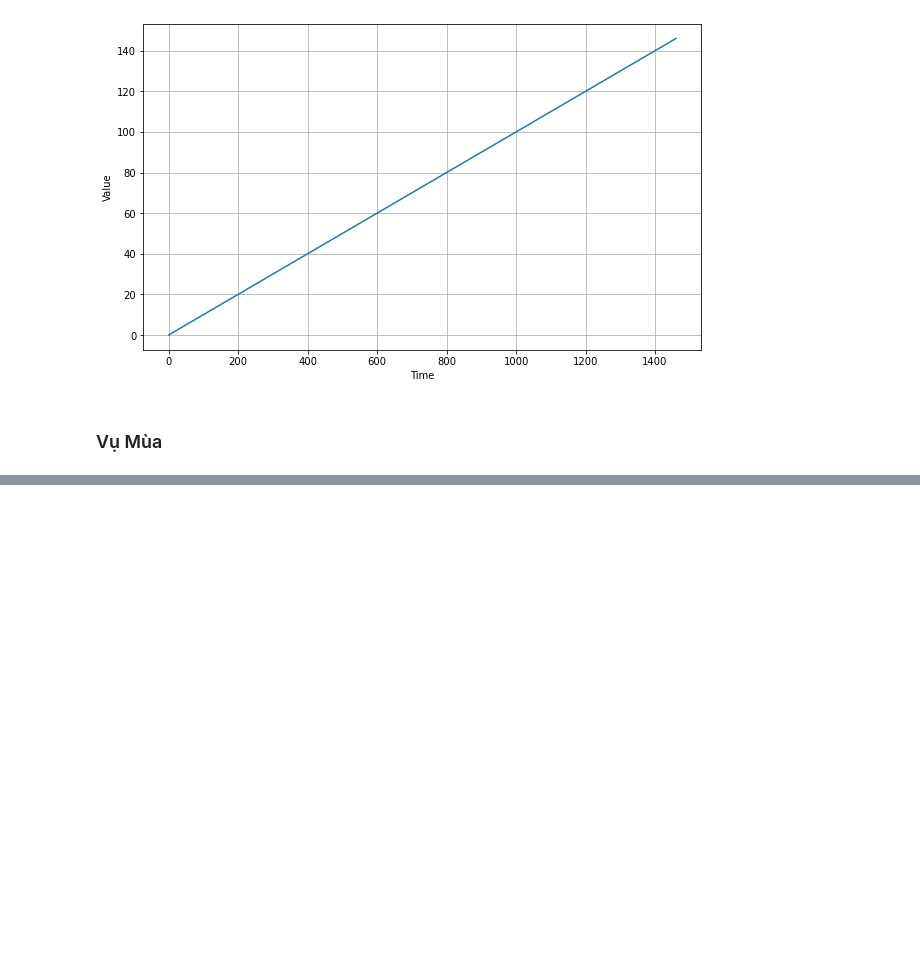
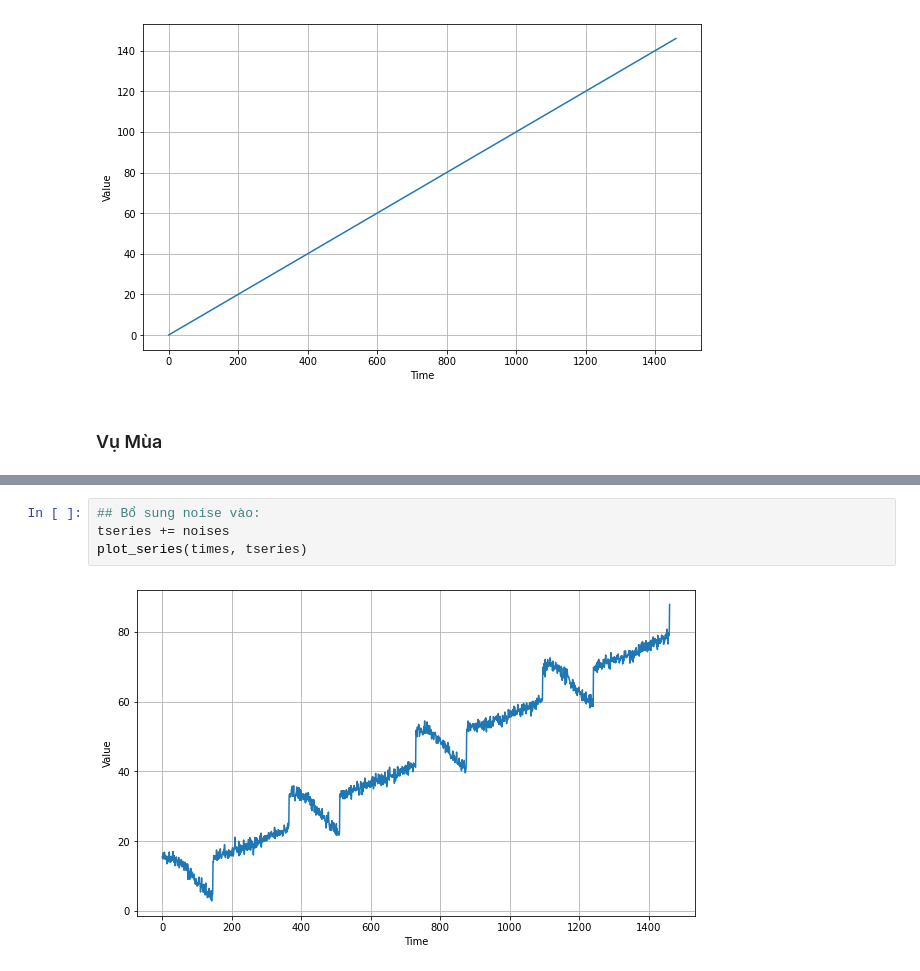
Before and after one commit to ddpham/TFExam, a Jupyter notebook: nbs/time_series/00_basics.ipynb, the cells around one changed output, grey strips where cells are left out. Cells and saved outputs as stored; diff of their text form; blank space fills up the shorter version.

```diff
--- a/nbs/time_series/00_basics.ipynb
+++ b/nbs/time_series/00_basics.ipynb
@@ -61,0 +97,6 @@ def seasonality(time, period, amplitude=1, phase=0):
+# %%
+## Bổ sung noise vào:
+tseries += noises
+plot_series(times, tseries)
+# %% [output]
+[figure, added]
```
Also changed, not shown: parts of 32 cells of this notebook.
